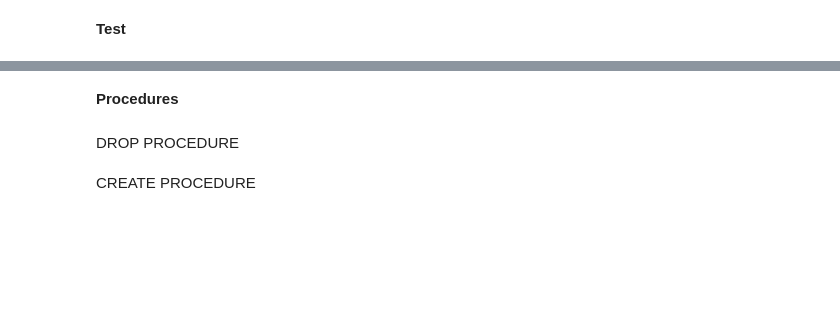
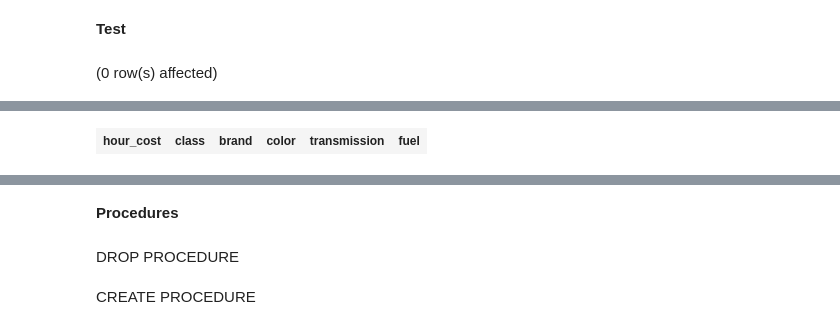
Before and after one commit to WhiteMorro1177/car-rent-server, a Jupyter notebook: db-conf/Notebook-1.ipynb, the cells around one changed output, grey strips where cells are left out. Cells and saved outputs as stored; diff of their text form; code cells hidden in the pictures; blank space fills up the shorter version.

```diff
--- a/db-conf/Notebook-1.ipynb
+++ b/db-conf/Notebook-1.ipynb
@@ -297,2 +377,6 @@ Total execution time: 00:00:00.033
 # %% [markdown]
 **Test**
+# %%
+select * from get_cars();
+# %% [output]
+(0 row(s) affected)
@@ -299,3 +384,4 @@ Total execution time: 00:00:00.033
+| hour_cost | class | brand | color | transmission | fuel |
 # %%
 select 'user1' as user, check_auth('user1', 'password1') as user_role;
 select 'user3' as user, check_auth('user3', 'password3') as user_role;
```
Also changed, not shown: parts of 15 cells of this notebook, 1 other file.
